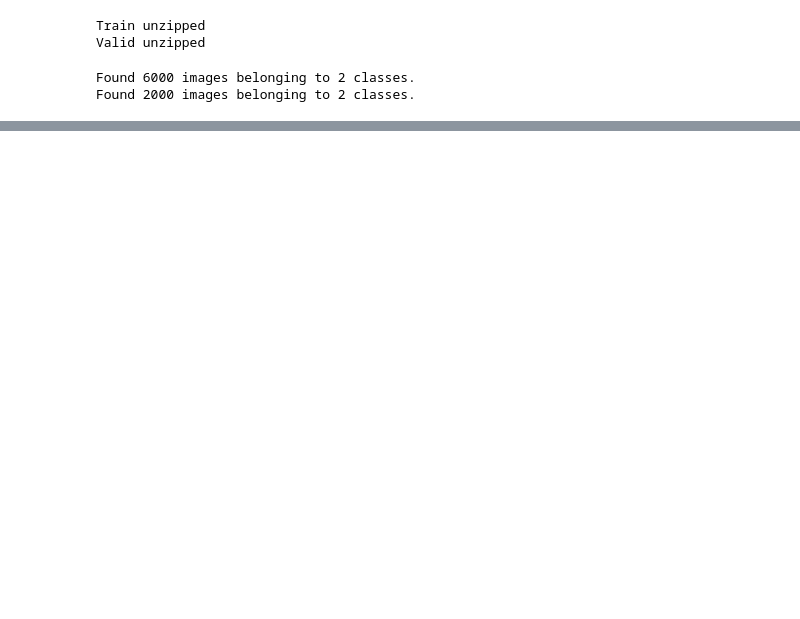
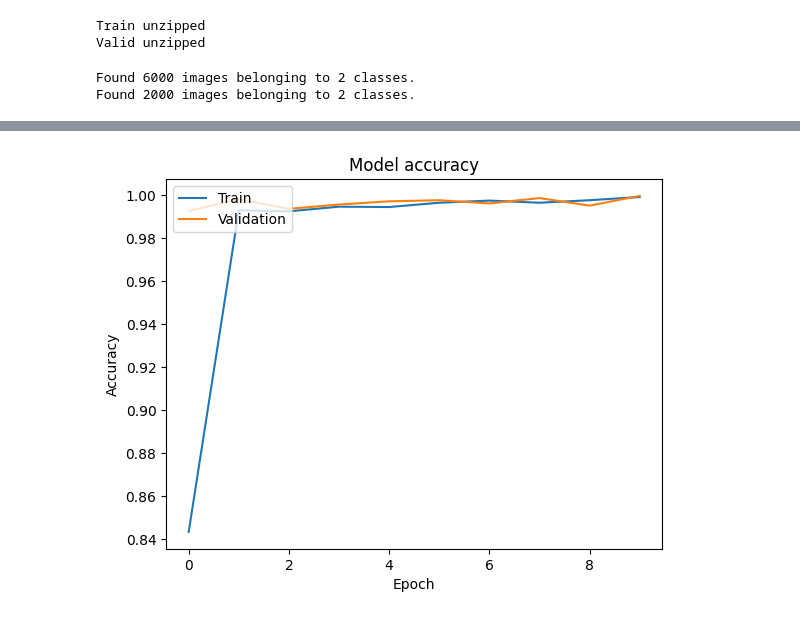
Before and after one commit to mikosa01/TEAMNOLT, a Jupyter notebook: group_work.ipynb, the cells around one changed output, grey strips where cells are left out. Cells and saved outputs as stored; diff of their text form; code cells hidden in the pictures; blank space fills up the shorter version.

```diff
--- a/group_work.ipynb
+++ b/group_work.ipynb
@@ -69,0 +64,23 @@ model = tf.keras.models.Sequential([
+# %%
+from keras import regularizers
+
+
+model = tf.keras.models.Sequential([
+    tf.keras.layers.Conv2D(32, (3, 3), activation='relu', padding = 'valid', kernel_initializer='he_normal',  input_shape=(64, 64, 1)),
+    tf.keras.layers.MaxPooling2D((2, 2)),
+    tf.keras.layers.Conv2D(32, (3, 3), activation='relu', padding = 'same',kernel_regularizer=regularizers.l2(l=0.01)),
+    tf.keras.layers.MaxPooling2D((2, 2), ),
+    tf.keras.layers.Conv2D(32, (3, 3), activation='relu', padding = 'same',kernel_regularizer=regularizers.l2(l=0.01)),
+    tf.keras.layers.MaxPooling2D((2, 2)),
+    tf.keras.layers.Conv2D(32, (3, 3), activation='relu', padding = 'same', kernel_regularizer=regularizers.l2(l=0.01)),
+    tf.keras.layers.MaxPooling2D((2, 2)),
+    tf.keras.layers.Conv2D(32, (3, 3), activation='relu', padding = 'same', kernel_regularizer=regularizers.l2(l=0.01)),
+    tf.keras.layers.MaxPooling2D((2, 2)),
+    tf.keras.layers.GlobalAveragePooling2D(),
+    tf.keras.layers.Dropout(0.4),
+    tf.keras.layers.Flatten(),
+    tf.keras.layers.Dense(64, activation='relu'),
+    #tf.keras.layers.Flatten(),
+    tf.keras.layers.Dropout(0.2),
+    tf.keras.layers.Dense(1, activation='sigmoid')
+])
@@ -70,8 +89,11 @@ model = tf.keras.models.Sequential([
 # %%
+#opt = tf.keras.optimizers.Adam(learning_rate=0.1)
 model.compile(optimizer='adam',
-              loss='categorical_crossentropy',
+              loss='binary_crossentropy',
               metrics=['accuracy'])
+# %%
+early_stopping = tf.keras.callbacks.EarlyStopping(patience = 2)
 # %%
-history = model.fit(train_generator, epochs=10, validation_data=val_generator)
+history= model.fit(train_generator, epochs=10, validation_data=val_generator, verbose = 2, callbacks = [early_stopping])
 # %% [output]
 Epoch 1/10
@@ -96,0 +119,10 @@ Epoch 10/10
+# %%
+plt.plot(history.history['accuracy'])
+plt.plot(history.history['val_accuracy'])
+plt.title('Model accuracy')
+plt.ylabel('Accuracy')
+plt.xlabel('Epoch')
+plt.legend(['Train', 'Validation'], loc='upper left')
+plt.show()
+# %% [output]
+[figure, added]
```
Also changed, not shown: parts of 5 cells of this notebook.
